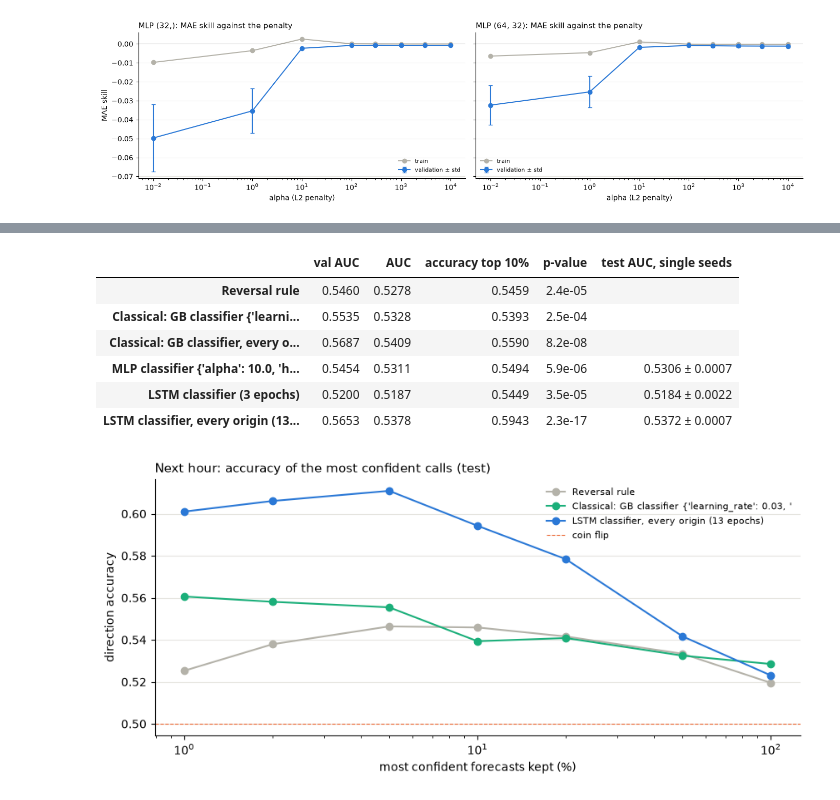
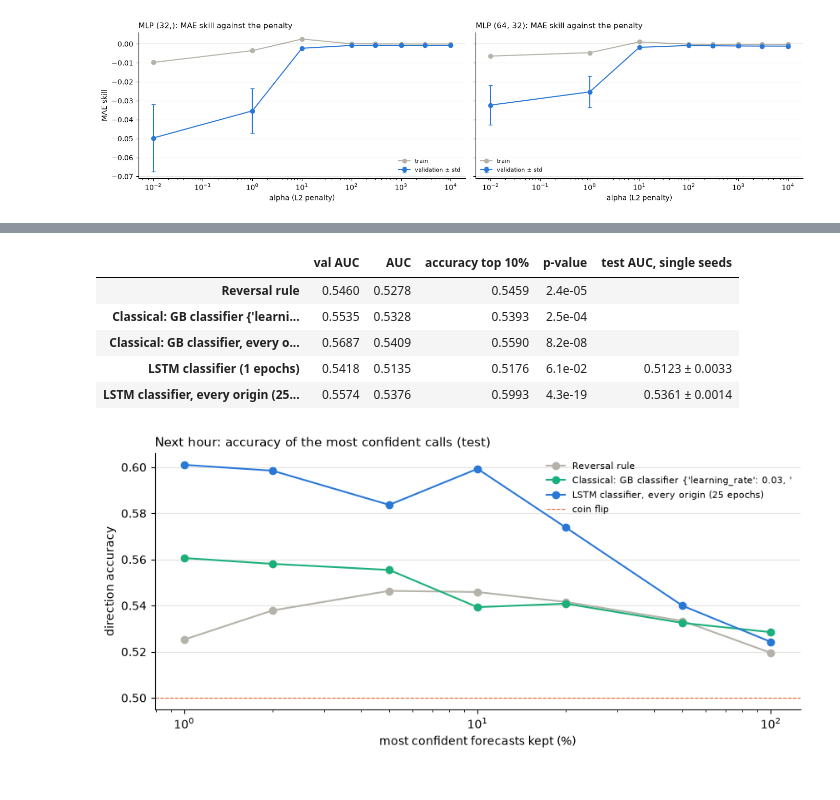
Before and after one commit to Descalabreitor/IAI600-final-project, a Jupyter notebook: neural-models.ipynb, the cells around one changed output, grey strips where cells are left out. Drawn from its saved outputs; the diff is of its cells as text; code cells hidden in the pictures.

```diff
--- a/neural-models.ipynb
+++ b/neural-models.ipynb
@@ -102,17 +73,15 @@ import torch.nn as nn
 from scipy import stats
 
 from sklearn.base import clone
-from sklearn.compose import ColumnTransformer
 from sklearn.ensemble import HistGradientBoostingClassifier, HistGradientBoostingRegressor
 from sklearn.exceptions import ConvergenceWarning
-from sklearn.impute import SimpleImputer
-from sklearn.linear_model import LinearRegression, Ridge
+from sklearn.linear_model import Ridge
 from sklearn.metrics import (balanced_accuracy_score, mean_absolute_error, mean_squared_error, r2_score,
                              roc_auc_score)
 from sklearn.model_selection import GridSearchCV, ParameterGrid, TimeSeriesSplit
-from sklearn.neural_network import MLPClassifier, MLPRegressor
-from sklearn.pipeline import Pipeline, make_pipeline
-from sklearn.preprocessing import OneHotEncoder, StandardScaler
+from sklearn.neural_network import MLPRegressor
+from sklearn.pipeline import make_pipeline
+from sklearn.preprocessing import StandardScaler
 
 sys.path.insert(0, os.getcwd())   # utils/ is in the repo root
 from utils import hourly as U
@@ -126,7 +95,8 @@ DATA_PATH = os.path.join("data", "btc_hourly.csv.gz")
 WINDOW = pd.Timedelta(hours=192)            # purge before each border (168 input + 24 target hours, versions 2-3)
 STRIDE = 6                                  # train and validation keep every 6th forecast origin
 SEQ_HOURS = 168                             # input length of the recurrent models (one week, as in model_test.ipynb)
-N_SEEDS = 3                                 # every final network is trained with this many seeds
+N_SEEDS = 5                                 # every final network is trained with this many seeds
+ES_MONTHS = 6                               # early stopping of the networks: the last 6 months of the train block
 N_JOBS = 4                                  # parallel grid searches (section 6): each worker process reserves ~1 GB
 RANDOM_STATE = 42
 DEVICE = torch.device("cuda" if torch.cuda.is_available() else "cpu")
@@ -213,6 +180,11 @@ blk = {
 }
 blk["tv"] = np.r_[blk["train"], blk["val"]]                # train + validation (refit of the chosen models)
 blk["train1"], blk["tv1"] = in_train, np.r_[in_train, in_val]   # every origin (sections 4-5)
+ES_START = VAL_START - pd.DateOffset(months=ES_MONTHS)    # first predicted hour of the early-stopping block
+blk["es"] = blk["train"][start_hour[blk["train"]] >= ES_START]          # last ES_MONTHS months of train (section 2)
+blk["fit"] = blk["train"][day_end[blk["train"]] < ES_START - WINDOW]   # the rest of train, purged before "es"
+blk["fit1"] = in_train[day_end[in_train] < ES_START - WINDOW]             # the same, every origin
+assert len(blk["es"]) and not np.isin(blk["fit1"], blk["es"]).any()
 P = {k: pos_all[v] for k, v in blk.items()}               # positions in the hourly series
 Y = {k: y_all[v] for k, v in blk.items()}                 # next 24 returns, %
 D = {k: origins[v] for k, v in blk.items()}               # origin timestamps
@@ -229,6 +201,8 @@ display(pd.DataFrame({
     "up days": {k: (U.compound(Y[k]) > 0).mean() for k in P},
 }))
 print(f"independent test days: {ND}")
+print(f"early-stopping block: predicted hours from {ES_START.date()}, {len(blk['es']):,} origins (fit: {len(blk['fit']):,}, "
+      f"every origin {len(blk['fit1']):,})")
 # %% [output]
 |  | origins | first origin | last origin | avg |hourly move| % | up days |
 | train | 4229 | 2020-01-30 23:00:00 | 2022-12-22 23:00:00 | 0.502392 | 0.524474 |
@@ -801,11 +812,11 @@ summary = pd.DataFrame(results).drop_duplicates("Model", keep="last").set_index(
 cols = ["MAE", "RMSE", "MAE_skill", "R2_oos", "IC", "HourDirAcc", "DayDirAcc_indep", "p_value", "DayBalAcc_indep"]
 display(summary[cols].sort_values("MAE").round(4))
 
-ret_val_skill = {MLP_RET: mlp_cv.loc[0, "val_skill"], **{k: v["val MAE_skill"] for k, v in rnn_runs.items()}}
+ret_val_skill = {MLP_RET: mlp_cv.loc[0, "val_skill"], **{k: v["val MAE_skill"] for k, v in lstm_runs.items()}}
 RET_CHOSEN = max(ret_val_skill, key=ret_val_skill.get)
 nets = summary.loc[list(ret_val_skill)]
 print(f"chosen on validation: {RET_CHOSEN} (validation MAE skill {ret_val_skill[RET_CHOSEN]:+.4f})")
-SUMMARY.append({"question": "24 hourly returns", "network (chosen without the test)": f"{RET_CHOSEN} (of MLP, RNN / LSTM with MSE / Huber)",
+SUMMARY.append({"question": "24 hourly returns", "network (chosen without the test)": f"{RET_CHOSEN} (of MLP, LSTM with MSE / Huber)",
                 "test result": f"MAE skill {nets.loc[RET_CHOSEN, 'MAE_skill']:+.4f} (all networks {nets['MAE_skill'].min():+.4f} to "
                                f"{nets['MAE_skill'].max():+.4f}), IC {nets.loc[RET_CHOSEN, 'IC']:+.3f}",
                 "classical reference (refitted here)": f"Ridge: MAE skill {summary.loc[f'Classical: Ridge {p_ridge}', 'MAE_skill']:+.4f}"})
@@ -897,18 +884,12 @@ for tag, tr, tv in [("", "train", "tv"), (", every origin", "train1", "tv1")]:
     add_dir(f"Classical: GB classifier{tag} {p}", auc, make_clf(**p).fit(Xw(tv, BASE), y1[tv] > 0).predict_proba(Fte)[:, 1])
 GB_DIR = [k for k in dir_rows if k.startswith("Classical: GB classifier {")][0]
 
-make_mlpc = lambda seed=RANDOM_STATE, **p: make_pipeline(StandardScaler(), MLPClassifier(early_stopping=False, random_state=seed, **p))
-p_mlpc, auc = tune_by_auc(make_mlpc, {"hidden_layer_sizes": [(32,), (64, 32)], "alpha": [0.1, 1.0, 10.0, 100.0], "max_iter": [10, 30, 100]},
-                          Ftr, y1["train"], Fva, y1["val"])
-probas = [make_mlpc(seed=RANDOM_STATE + s, **p_mlpc).fit(Ftv, y1["tv"] > 0).predict_proba(Fte)[:, 1] for s in range(N_SEEDS)]
-add_dir(f"MLP classifier {p_mlpc}", auc, np.mean(probas, axis=0), probas)
-
 S["train1"], S["tv1"] = seq("train1"), seq("tv1")                   # every origin (also used in section 5)
 make_lstm_clf = lambda: RecurrentNet("lstm", len(CHANNELS), hidden_size=64, num_layers=2, dropout=0.2, n_out=1)
 CLF_KW = dict(loss="bce", epochs=30, patience=5, lr=1e-3, weight_decay=1e-4, batch=512)
 lstm_clf_hist = {}
 for tag, tr, tv in [("", "train", "tv"), (", every origin", "train1", "tv1")]:
-    pv, ep, lstm_clf_hist[tag] = early_stop_fit(make_lstm_clf, S[tr], up[tr], S["val"], up["val"], **CLF_KW)
+    pv, ep, lstm_clf_hist[tag], _ = early_stop_fit(make_lstm_clf, S[tr], up[tr], S["val"], split=es_split(tr), **CLF_KW)
     logits = refit_net(make_lstm_clf, S[tv], up[tv], S["test"], ep, **CLF_KW)
     add_dir(f"LSTM classifier{tag} ({ep} epochs)", roc_auc_score(up["val"], pv), np.mean(logits, axis=0), logits)
 
@@ -921,37 +902,36 @@ SHARES = [0.01, 0.02, 0.05, 0.1, 0.2, 0.5, 1.0]
 def confidence_curve(score, y):
     # Direction accuracy on the q most confident forecasts (|score - median| largest), zero returns left out
     nz = y != 0
     c = score[nz] - np.median(score[nz])
     hits = ((c > 0) == (y[nz] > 0))[np.argsort(-np.abs(c))]
     return [hits[:max(1, int(len(hits) * q))].mean() for q in SHARES]
 
 
 nets_dir = [k for k in dir_rows if not k.startswith(("Reversal", "Classical"))]
 DIR_CHOSEN = max(nets_dir, key=lambda k: dir_rows[k]["val AUC"])
 fig, ax = plt.subplots(figsize=(10, 4))
 for k, c in zip(["Reversal rule", GB_DIR, DIR_CHOSEN], [GREY, AQUA, BLUE]):
     ax.plot([100 * q for q in SHARES], confidence_curve(dir_scores[k], y1["test"]), "o-", color=c, label=k[:50])
 ax.axhline(0.5, color=ORANGE, ls="--", lw=0.8, label="coin flip")
 ax.set_xscale("log")
 ax.set_xlabel("most confident forecasts kept (%)")
 ax.set_ylabel("direction accuracy")
 ax.legend(frameon=False, fontsize=8)
 tidy(ax, "Next hour: accuracy of the most confident calls (test)")
 plt.show()
 
 SUMMARY.append({"question": "direction of the next hour", "network (chosen without the test)": f"{DIR_CHOSEN.split(' {')[0]} (best validation AUC)",
                 "test result": f"AUC {dir_rows[DIR_CHOSEN]['AUC']:.3f}, top 10% right {dir_rows[DIR_CHOSEN]['accuracy top 10%']:.1%} "
                                f"(p = {dir_rows[DIR_CHOSEN]['p-value']:.0e})",
                 "classical reference (refitted here)": f"GB AUC {dir_rows[GB_DIR]['AUC']:.3f}; reversal rule {dir_rows['Reversal rule']['AUC']:.3f}"})
 # %% [output]
 |  | val AUC | AUC | accuracy top 10% | p-value | test AUC, single seeds |
 | Reversal rule | 0.5460 | 0.5278 | 0.5459 | 2.4e-05 |  |
 | Classical: GB classifier {'learni... | 0.5535 | 0.5328 | 0.5393 | 2.5e-04 |  |
 | Classical: GB classifier, every o... | 0.5687 | 0.5409 | 0.5590 | 8.2e-08 |  |
-| MLP classifier {'alpha': 10.0, 'h... | 0.5454 | 0.5311 | 0.5494 | 5.9e-06 | 0.5306 ± 0.0007 |
-| LSTM classifier (3 epochs) | 0.5200 | 0.5187 | 0.5449 | 3.5e-05 | 0.5184 ± 0.0022 |
-| LSTM classifier, every origin (13... | 0.5653 | 0.5378 | 0.5943 | 2.3e-17 | 0.5372 ± 0.0007 |
+| LSTM classifier (1 epochs) | 0.5418 | 0.5135 | 0.5176 | 6.1e-02 | 0.5123 ± 0.0033 |
+| LSTM classifier, every origin (25... | 0.5574 | 0.5376 | 0.5993 | 4.3e-19 | 0.5361 ± 0.0014 |
-[figure, old version]
+[figure, new version]
 # %% [markdown]
 ### 4.1 What we see
 
```
Also changed, not shown: parts of 64 cells of this notebook, 4 other files.
